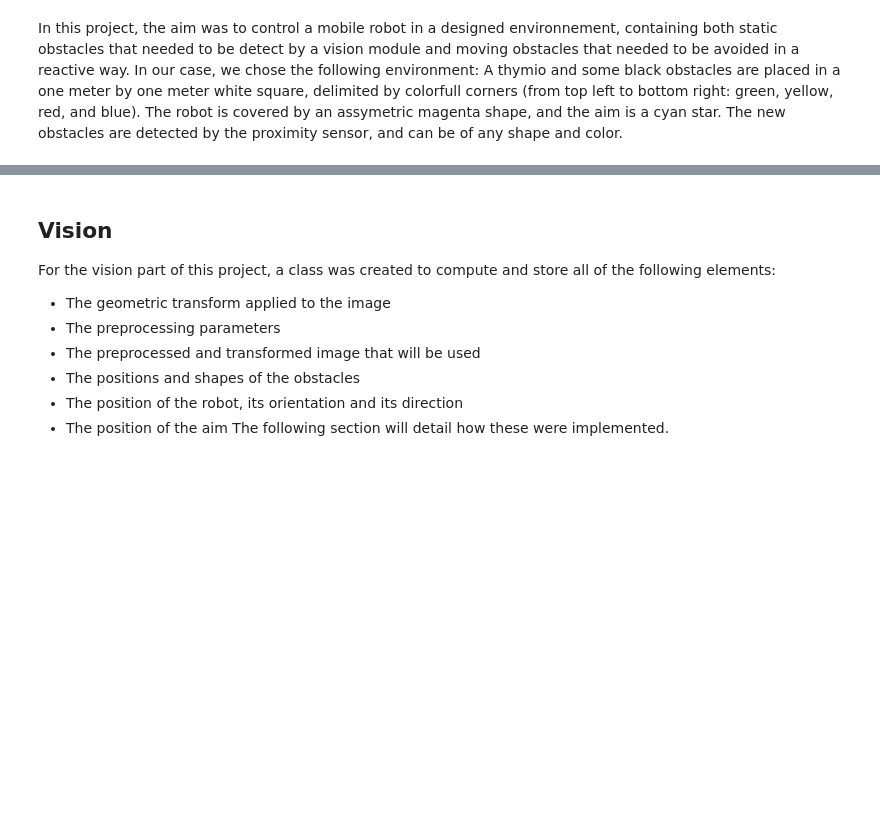
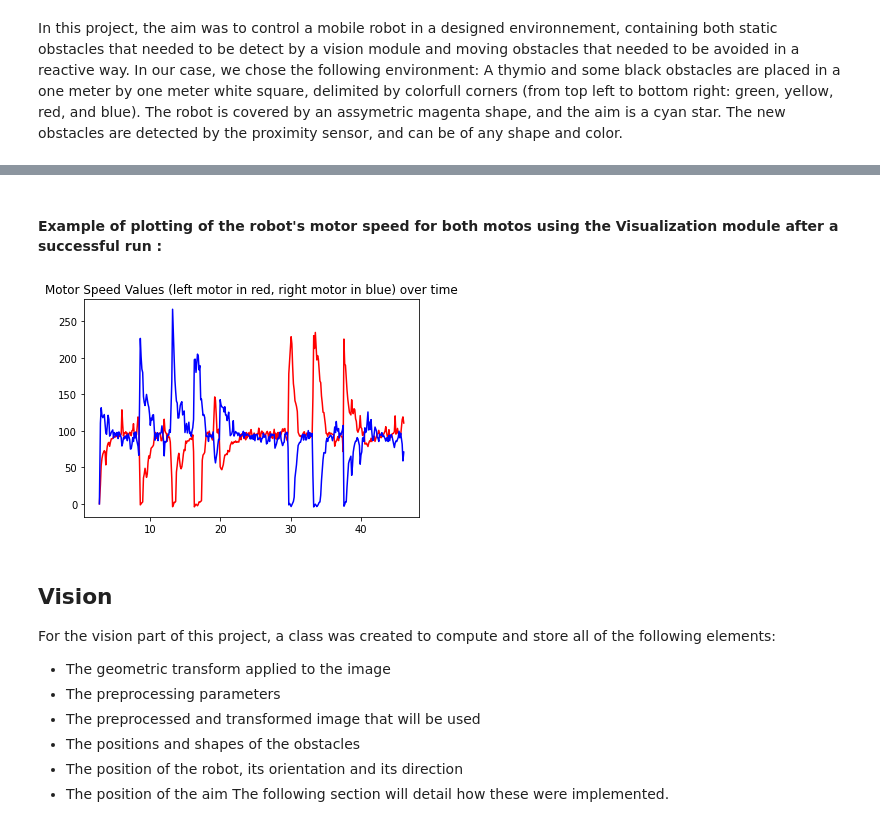
Before and after one commit to Fllask/Mobile_Robotics, a Jupyter notebook: Report.ipynb, the cells around one changed output, grey strips where cells are left out. Drawn from its saved outputs; the diff is of its cells as text; code cells hidden in the pictures; blank space fills up the shorter version.

```diff
--- a/Report.ipynb
+++ b/Report.ipynb
@@ -26,3 +26,5 @@ from Functions import Utilities as u
 from Functions import Global as g
 from ipywidgets import interact, interactive, fixed, interact_manual
 from Functions import Vision as v
+from Functions import Visualization as viz
+vz = viz.Visualization()
@@ -29,3 +50,10 @@ from Functions import Vision as v
+# %% [markdown]
+#### Example of plotting of the robot's motor speed for both motos using the Visualization module after a successful run :
+# %%
+data = vz.loadData('runs/run_3.pkl')
+vz.plotMotors(data)
+# %% [output]
+[figure, added]
 # %% [markdown]
 ## Vision
 For the vision part of this project, a class was created to compute and store all of the following elements:
```
Also changed, not shown: parts of 11 cells of this notebook, 1 other file.
